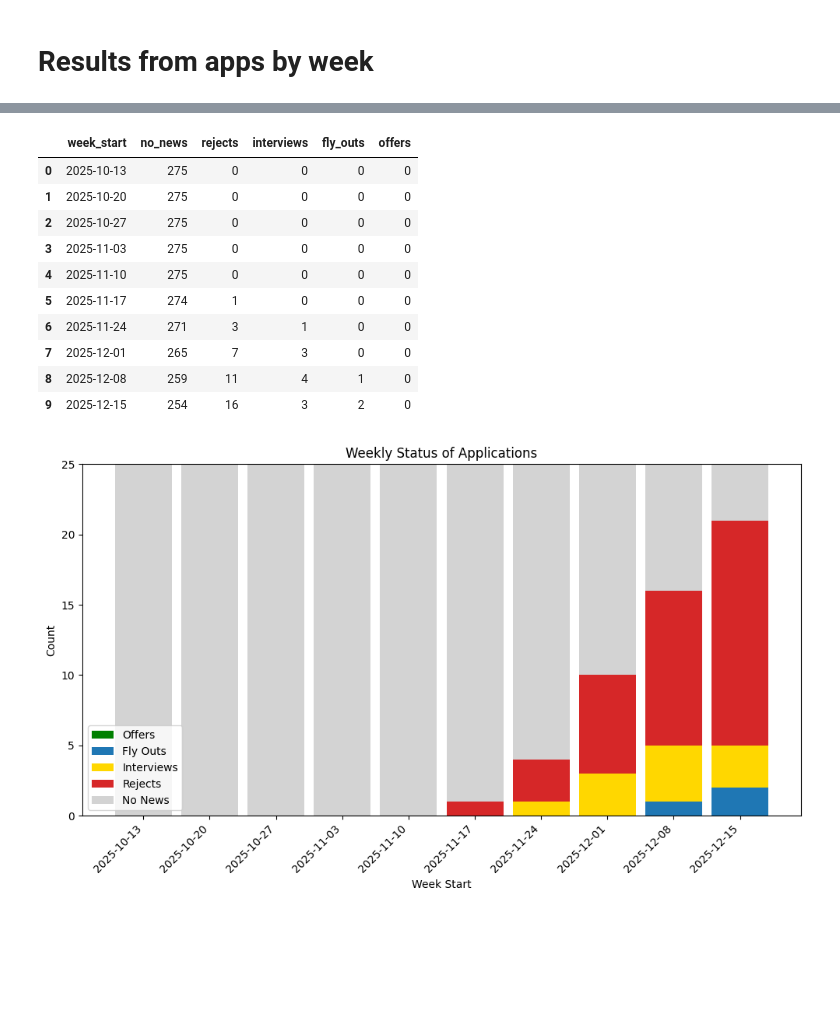
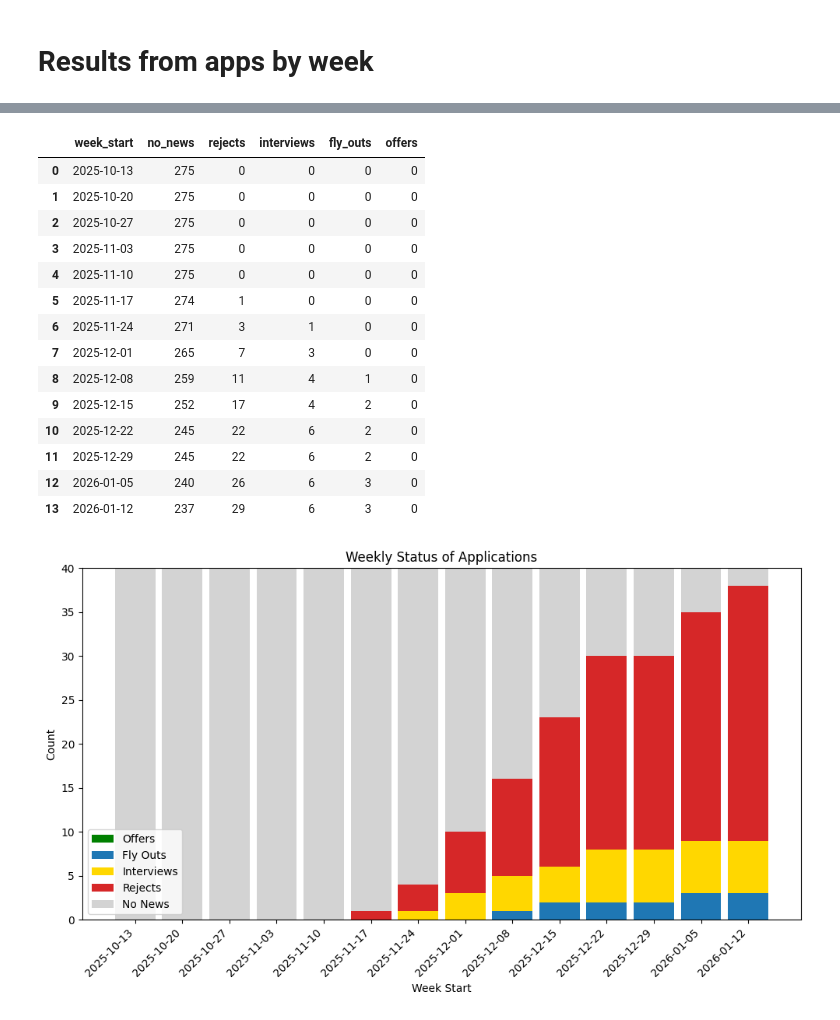
Before and after one commit to jjgecon/EconJM_auto_doc_gen, a Jupyter notebook: automatization/JM_thoughts_analysis.ipynb, the cells around one changed output, grey strips where cells are left out. Drawn from its saved outputs; the diff is of its cells as text; code cells hidden in the pictures; blank space fills up the shorter version.

```diff
--- a/automatization/JM_thoughts_analysis.ipynb
+++ b/automatization/JM_thoughts_analysis.ipynb
@@ -382,6 +384,8 @@ fig.savefig(out_path, bbox_inches='tight', dpi=300)
 # Results from apps by week
 # %%
 summary_timeline['week_start'] = summary_timeline['date'] - pd.to_timedelta(summary_timeline['date'].dt.weekday, unit='D')
-unique_week_starts = summary_timeline['week_start'].drop_duplicates().sort_values().reset_index(drop=True)
+min_week = summary_timeline['week_start'].min()
+max_week = summary_timeline['week_start'].max()
+unique_week_starts = pd.Series(pd.date_range(start=min_week, end=max_week, freq='7D'), name='week_start')
 unique_week_starts
 # %% [output]
@@ -486,7 +494,11 @@ weekly_status
 | 6 | 2025-11-24 | 271 | 3 | 1 | 0 | 0 |
 | 7 | 2025-12-01 | 265 | 7 | 3 | 0 | 0 |
 | 8 | 2025-12-08 | 259 | 11 | 4 | 1 | 0 |
-| 9 | 2025-12-15 | 254 | 16 | 3 | 2 | 0 |
+| 9 | 2025-12-15 | 252 | 17 | 4 | 2 | 0 |
+| 10 | 2025-12-22 | 245 | 22 | 6 | 2 | 0 |
+| 11 | 2025-12-29 | 245 | 22 | 6 | 2 | 0 |
+| 12 | 2026-01-05 | 240 | 26 | 6 | 3 | 0 |
+| 13 | 2026-01-12 | 237 | 29 | 6 | 3 | 0 |
 # %%
 fig, ax = plt.subplots(figsize=(10, 6))
 
@@ -518,32 +530,32 @@ ax.bar(
     weekly_status['week_start'],
     weekly_status['rejects'],
     width=6,
     bottom=weekly_status['offers'] + weekly_status['fly_outs'] + weekly_status['interviews'],
     label='Rejects',
     color='tab:red'
 )
 ax.bar(
     weekly_status['week_start'],
     weekly_status['no_news'],
     width=6,
     bottom=weekly_status['offers'] + weekly_status['fly_outs'] + weekly_status['interviews'] + weekly_status['rejects'],
     label='No News',
     color='lightgrey'
 )
 
 ax.set_xlabel('Week Start')
 ax.set_ylabel('Count')
 ax.set_title('Weekly Status of Applications')
-ax.set_ylim(0, 25)
+ax.set_ylim(0, 40)
 ax.legend()
 ax.set_xticks(weekly_status['week_start'])
 ax.set_xticklabels(weekly_status['week_start'].dt.strftime('%Y-%m-%d'), rotation=45, ha='right')
 
 ax.legend(loc='lower left')
 
 
 plt.tight_layout()
 out_path = path_figs / "weekly_status.png"
 fig.savefig(out_path, bbox_inches='tight', dpi=300)
 # %% [output]
-[figure, old version]
+[figure, new version]
```
Also changed, not shown: parts of 9 cells of this notebook, 6 other files.
